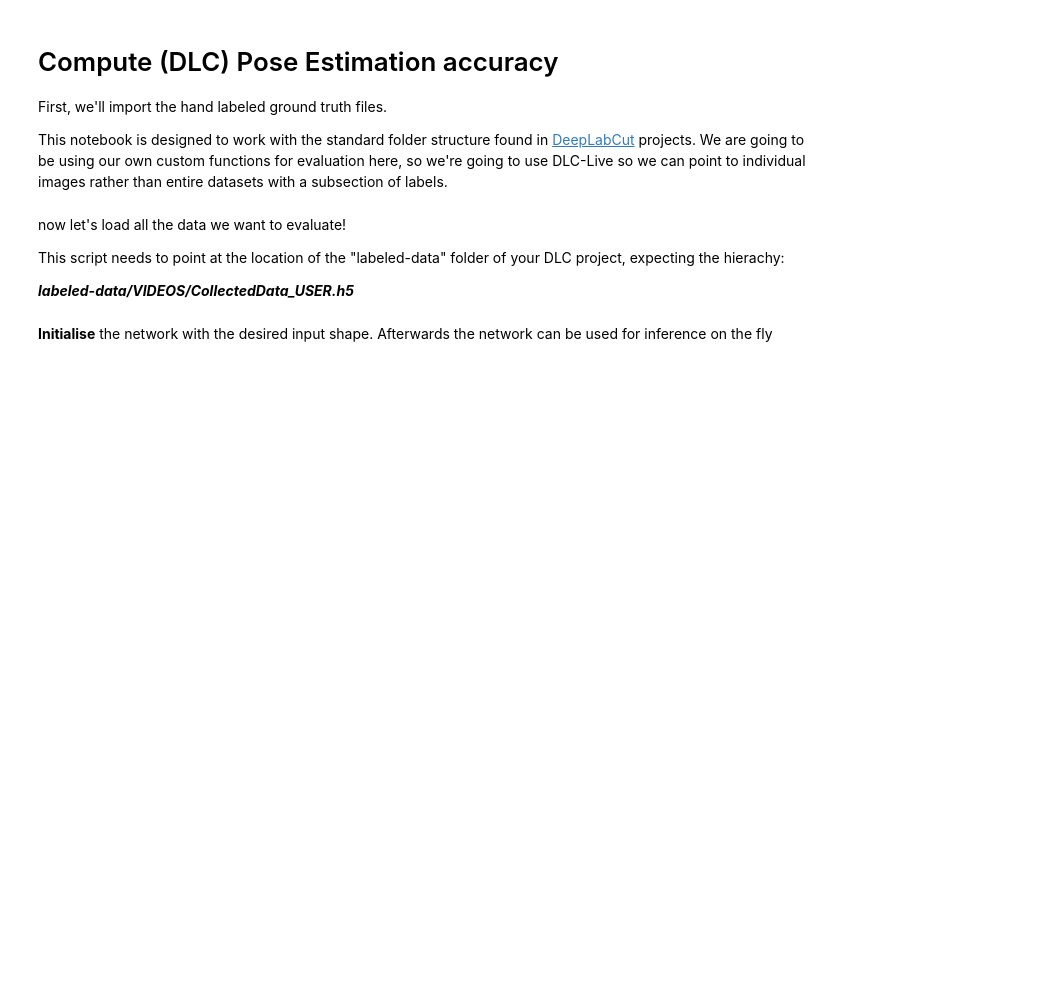
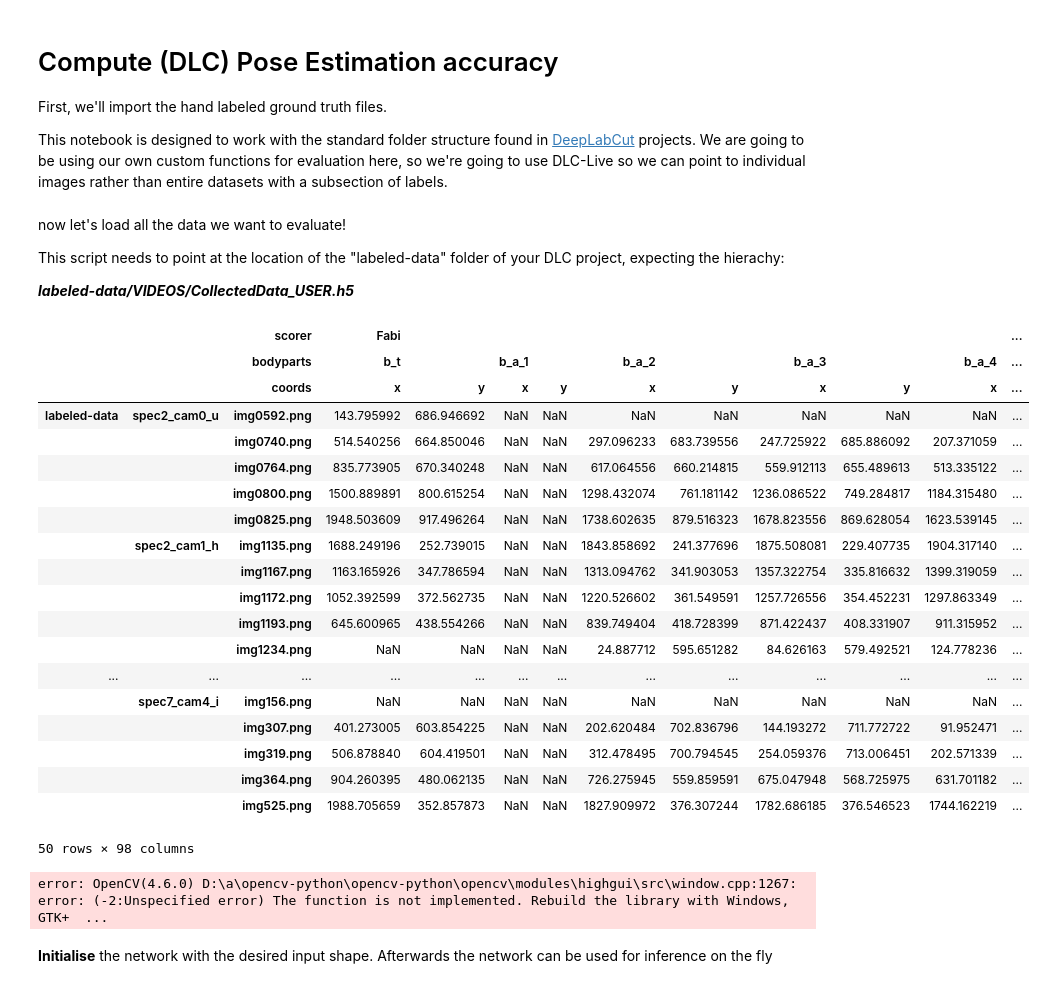
Before and after one commit to evo-biomech/replicAnt, a Jupyter notebook: evaluation/Compute (DLC) Pose Estimation accuracy.ipynb, the cells around one changed output. Saved outputs shown, nothing was run; the diff lists cells and outputs as text; code cells hidden in the pictures; blank space fills up the shorter version.

```diff
--- a/evaluation/Compute (DLC) Pose Estimation accuracy.ipynb
+++ b/evaluation/Compute (DLC) Pose Estimation accuracy.ipynb
@@ -29,34 +29,55 @@ This script needs to point at the location of the "labeled-data" folder of your
 # %%
 import os
 from pathlib import Path
 import pandas as pd
-labeled_data_path = Path("C:/Users/Legos/Documents/PhD/Blender/OmniTrax/OmniTrax_WIP/benchmark/STICK_DLC/")
+project_path = "C:/Users/Legos/Documents/PhD/FARTS/DLC/REFINE-PLATFORM/"
+labeled_data_path = Path("C:/Users/Legos/Documents/PhD/FARTS/DLC/REFINE-PLATFORM/training-datasets/iteration-0/UnaugmentedDataSet_REFINE-PLATFORMJun7/")
 
 # grab all h5 files
 first_h5_found = False
 for subdir, dirs, files in os.walk(labeled_data_path):
     for file in files:
         if file[-1] == "5":
             if not first_h5_found:
                 df_labeled = pd.read_hdf(os.path.join(subdir, file))
                 first_h5_found = True
             else:
                 more_labeled = pd.read_hdf(os.path.join(subdir, file))
                 df_labeled = df_labeled.append(more_labeled)
 
 df_labeled
+# %% [output]
+|  |  | scorer | Fabi |  |  |  |  |  |  |  |  | ... |
+|  |  | bodyparts | b_t |  | b_a_1 |  | b_a_2 |  | b_a_3 |  | b_a_4 | ... |
+|  |  | coords | x | y | x | y | x | y | x | y | x | ... |
+| labeled-data | spec2_cam0_u | img0592.png | 143.795992 | 686.946692 | NaN | NaN | NaN | NaN | NaN | NaN | NaN | ... |
+|  |  | img0740.png | 514.540256 | 664.850046 | NaN | NaN | 297.096233 | 683.739556 | 247.725922 | 685.886092 | 207.371059 | ... |
+|  |  | img0764.png | 835.773905 | 670.340248 | NaN | NaN | 617.064556 | 660.214815 | 559.912113 | 655.489613 | 513.335122 | ... |
+|  |  | img0800.png | 1500.889891 | 800.615254 | NaN | NaN | 1298.432074 | 761.181142 | 1236.086522 | 749.284817 | 1184.315480 | ... |
+|  |  | img0825.png | 1948.503609 | 917.496264 | NaN | NaN | 1738.602635 | 879.516323 | 1678.823556 | 869.628054 | 1623.539145 | ... |
+|  | spec2_cam1_h | img1135.png | 1688.249196 | 252.739015 | NaN | NaN | 1843.858692 | 241.377696 | 1875.508081 | 229.407735 | 1904.317140 | ... |
+|  |  | img1167.png | 1163.165926 | 347.786594 | NaN | NaN | 1313.094762 | 341.903053 | 1357.322754 | 335.816632 | 1399.319059 | ... |
+|  |  | img1172.png | 1052.392599 | 372.562735 | NaN | NaN | 1220.526602 | 361.549591 | 1257.726556 | 354.452231 | 1297.863349 | ... |
+|  |  | img1193.png | 645.600965 | 438.554266 | NaN | NaN | 839.749404 | 418.728399 | 871.422437 | 408.331907 | 911.315952 | ... |
+|  |  | img1234.png | NaN | NaN | NaN | NaN | 24.887712 | 595.651282 | 84.626163 | 579.492521 | 124.778236 | ... |
+| ... | ... | ... | ... | ... | ... | ... | ... | ... | ... | ... | ... | ... |
+|  | spec7_cam4_i | img156.png | NaN | NaN | NaN | NaN | NaN | NaN | NaN | NaN | NaN | ... |
+|  |  | img307.png | 401.273005 | 603.854225 | NaN | NaN | 202.620484 | 702.836796 | 144.193272 | 711.772722 | 91.952471 | ... |
+|  |  | img319.png | 506.878840 | 604.419501 | NaN | NaN | 312.478495 | 700.794545 | 254.059376 | 713.006451 | 202.571339 | ... |
+|  |  | img364.png | 904.260395 | 480.062135 | NaN | NaN | 726.275945 | 559.859591 | 675.047948 | 568.725975 | 631.701182 | ... |
+|  |  | img525.png | 1988.705659 | 352.857873 | NaN | NaN | 1827.909972 | 376.307244 | 1782.686185 | 376.546523 | 1744.162219 | ... |
+50 rows × 98 columns
 # %%
-
 # let's check the labels of the imported annotated data
 import numpy as np
 point_size = 5
 
 for item in df_labeled.iterrows():
-    img_name = item[0]
-    img_path = os.path.join(labeled_data_path,img_name)
+    img_name = '/'.join(item[0])
+    img_path = os.path.join(project_path,img_name)
     img = cv2.imread(str(img_path))
 
-    """
+
     for coord in range(int((len(item[1])) / 2)):
         if not np.isnan(item[1][coord*2]) and not np.isnan(item[1][coord*2 + 1]):
             img = cv2.circle(img, (int(item[1][coord*2]), int(item[1][coord*2 + 1])),
@@ -66,8 +87,10 @@ for item in df_labeled.iterrows():
     cv2.imshow("DLC Labeled IMG",img)
     if cv2.waitKey(1) & 0xFF == ord('q'):
         break
-    """
+
 cv2.destroyAllWindows()
+# %% [output]
+error: OpenCV(4.6.0) D:\a\opencv-python\opencv-python\opencv\modules\highgui\src\window.cpp:1267: error: (-2:Unspecified error) The function is not implemented. Rebuild the library with Windows, GTK+  ...
 # %% [markdown]
 **Initialise** the network with the desired input shape. Afterwards the network can be used for inference on the fly
 # %%
```
Also changed, not shown: parts of 2 cells of this notebook, 1 other file.
